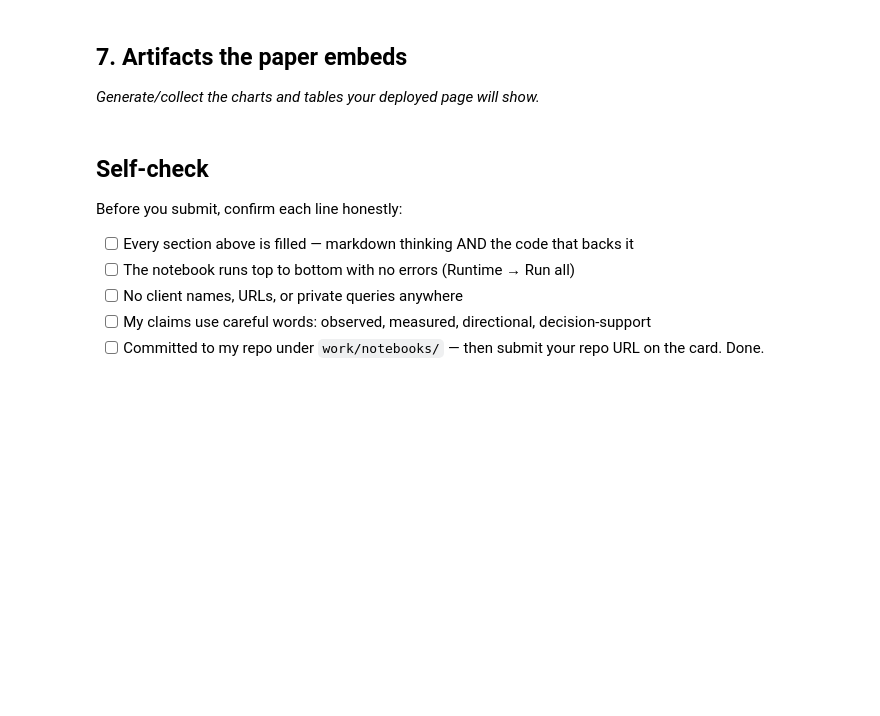
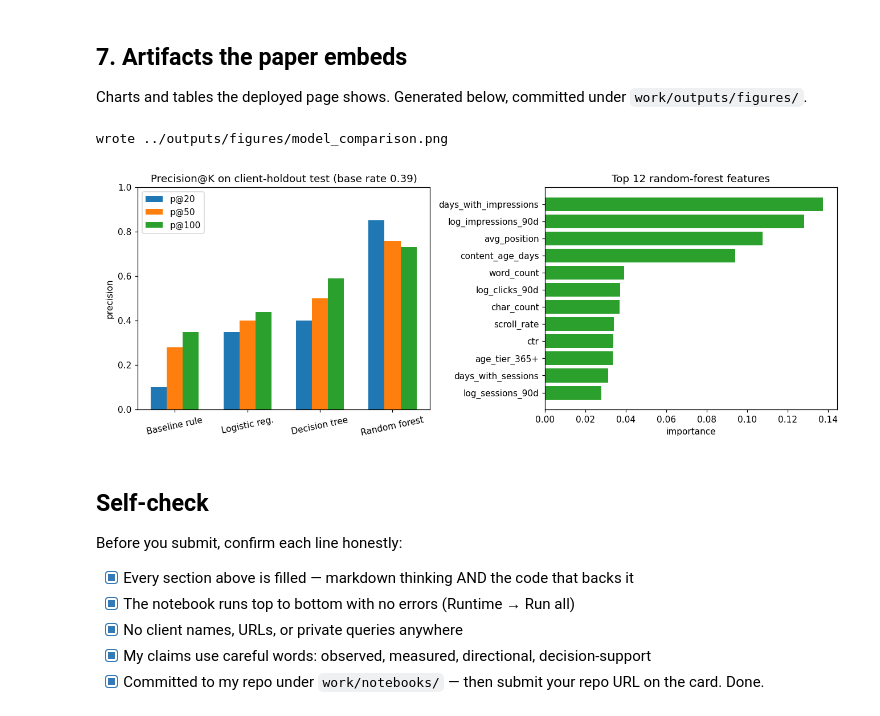
Before and after one commit to iammns9/flyrank_ml_internship, a Jupyter notebook: work/notebooks/capstone.ipynb, the cells around one changed output. Drawn from its saved outputs; the diff is of its cells as text; code cells hidden in the pictures; blank space fills up the shorter version.

Commit message:
Capstone: refresh-opportunity paper (model vs baseline), deployed page + paper_url.txt

```diff
--- a/work/notebooks/capstone.ipynb
+++ b/work/notebooks/capstone.ipynb
@@ -43,0 +81,13 @@ This skeleton is yours to fill. Work the sections **in order** — each one has
+# %%
+import json
+res = json.load(open('/tmp/ml07/capstone/model_results.json'))['results']
+rows = []
+for name, r in res.items():
+    rows.append([name, r.get('accuracy','--'), r.get('precision','--'), r.get('recall','--'),
+                 r.get('f1','--'), r.get('roc_auc','--'), r['p@20'], r['p@50'], r['p@100'], r['base_rate']])
+t = pd.DataFrame(rows, columns=['model','acc','prec','rec','f1','auc','p@20','p@50','p@100','base'])
+print(t.to_string(index=False))
+print()
+print('Read: random forest wins everywhere it matters for a queue (p@20 0.85 vs baseline 0.10).')
+print('The baseline is honestly beatable -- that was its job (ML-07).')
+print('Decision tree is the readable runner-up: p@100 0.59, and you can print it.')
@@ -51,4 +189,4 @@ This skeleton is yours to fill. Work the sections **in order** — each one has
 # %% [markdown]
 ## 7. Artifacts the paper embeds
 
-*Generate/collect the charts and tables your deployed page will show.*
+Charts and tables the deployed page shows. Generated below, committed under `work/outputs/figures/`.
@@ -58,10 +193,35 @@ This skeleton is yours to fill. Work the sections **in order** — each one has
+# %%
+import matplotlib
+matplotlib.use('Agg')
+import matplotlib.pyplot as plt
+import json
+res = json.load(open('/tmp/ml07/capstone/model_results.json'))['results']
+names = ['baseline_rule','logistic_regression','decision_tree','random_forest']
+labels = ['Baseline rule','Logistic reg.','Decision tree','Random forest']
+fig, ax = plt.subplots(1, 2, figsize=(12, 4.5))
+x = range(len(names)); w = 0.22
+for j, k in enumerate(['p@20','p@50','p@100']):
+    ax[0].bar([i + j*w for i in x], [res[n][k] for n in names], width=w, label=k)
+ax[0].set_xticks([i + w for i in x]); ax[0].set_xticklabels(labels, rotation=12)
+ax[0].set_title('Precision@K on client-holdout test (base rate 0.39)')
+ax[0].set_ylabel('precision'); ax[0].legend(); ax[0].set_ylim(0, 1)
+fi = pd.read_csv('/tmp/ml07/capstone/feature_importance.csv').head(12)
+ax[1].barh(fi['Unnamed: 0'][::-1], fi['importance'][::-1] if 'importance' in fi else fi.iloc[::-1,1], color='#2ca02c')
+ax[1].set_title('Top 12 random-forest features')
+ax[1].set_xlabel('importance')
+fig.tight_layout()
+fig.savefig('../outputs/figures/model_comparison.png', dpi=110)
+print('wrote ../outputs/figures/model_comparison.png')
+# %% [output]
+wrote ../outputs/figures/model_comparison.png
+[figure, added]
 # %% [markdown]
 ## Self-check
 
 Before you submit, confirm each line honestly:
 
-- [ ] Every section above is filled — markdown thinking AND the code that backs it
-- [ ] The notebook runs top to bottom with no errors (Runtime → Run all)
-- [ ] No client names, URLs, or private queries anywhere
-- [ ] My claims use careful words: observed, measured, directional, decision-support
-- [ ] Committed to my repo under `work/notebooks/` — then submit your repo URL on the card. Done.
+- [x] Every section above is filled — markdown thinking AND the code that backs it
+- [x] The notebook runs top to bottom with no errors (Runtime → Run all)
+- [x] No client names, URLs, or private queries anywhere
+- [x] My claims use careful words: observed, measured, directional, decision-support
+- [x] Committed to my repo under `work/notebooks/` — then submit your repo URL on the card. Done.
```
Also changed, not shown: parts of 23 cells of this notebook, 4 other files.
